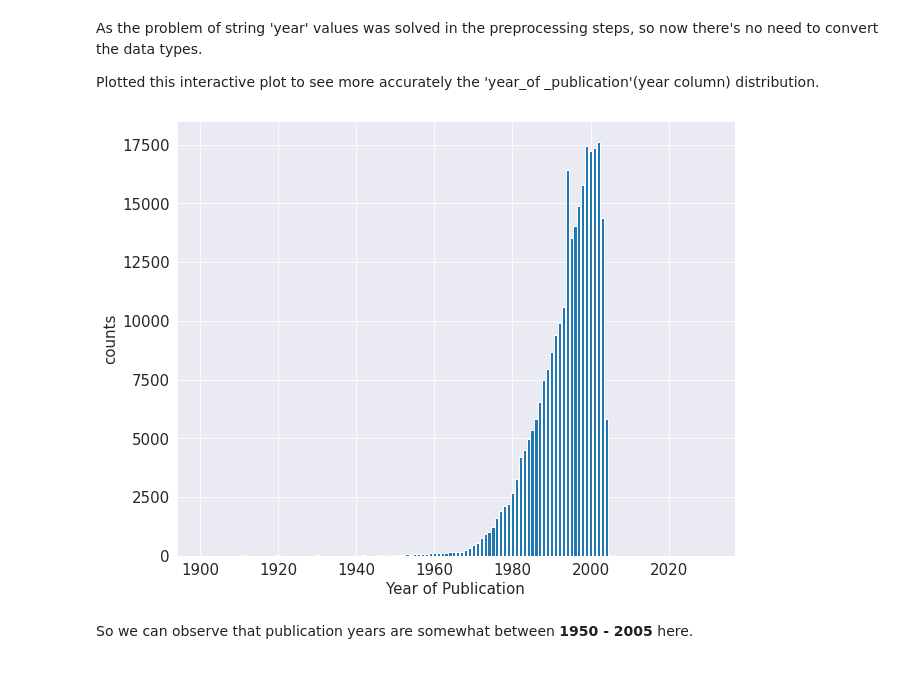
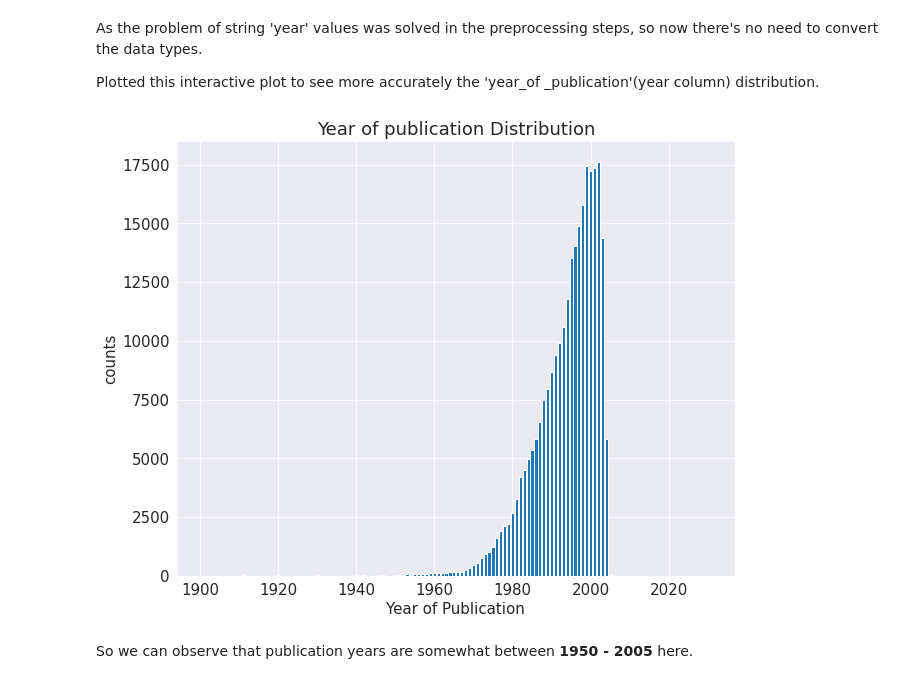
Before and after one commit to saurabh423/Book-Recommendation-System, a Jupyter notebook: Book_Recommendation_System_Capstone_Project.ipynb, the cells around one changed output. Cells and saved outputs as stored; diff of their text form; code cells hidden in the pictures.

```diff
--- a/Book_Recommendation_System_Capstone_Project.ipynb
+++ b/Book_Recommendation_System_Capstone_Project.ipynb
@@ -577,15 +589,16 @@ Plotted this interactive plot to see more accurately the 'year_of _publication'(
 # %%
 # Plotting bar plot
 years = books.year.value_counts().sort_index()
 years = years.where(years>5)
 plt.figure(figsize=(10, 8))
 plt.rcParams.update({'font.size': 15})
 plt.bar(years.index, years.values)
 plt.xlabel('Year of Publication')
 plt.ylabel('counts')
+plt.title("Year of publication Distribution")
 plt.show()
 # %% [output]
-[figure, old version]
+[figure, new version]
 # %% [markdown]
 So we can observe that publication years are somewhat between **1950 - 2005** here.
 # %% [markdown]
```
Also changed, not shown: parts of 8 cells of this notebook.
